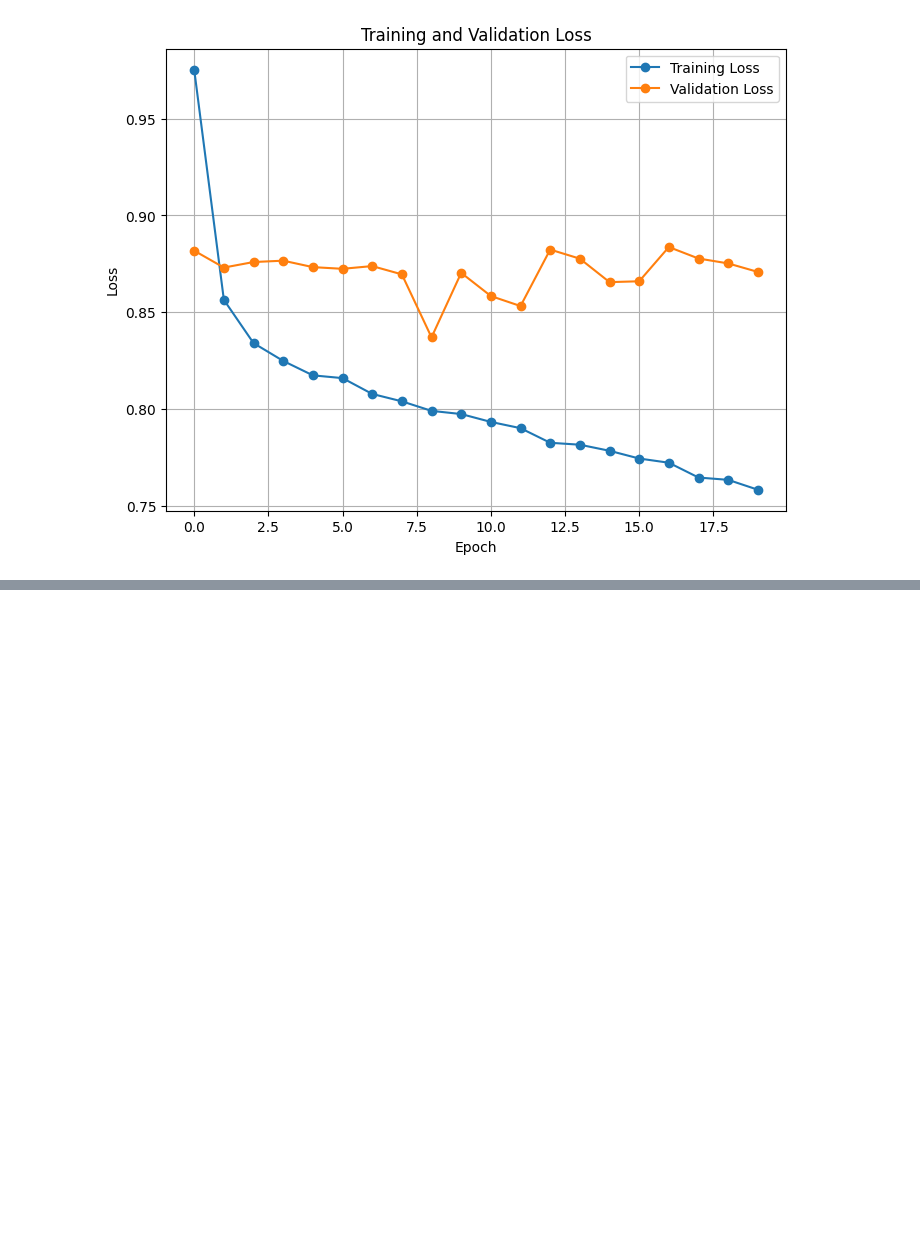
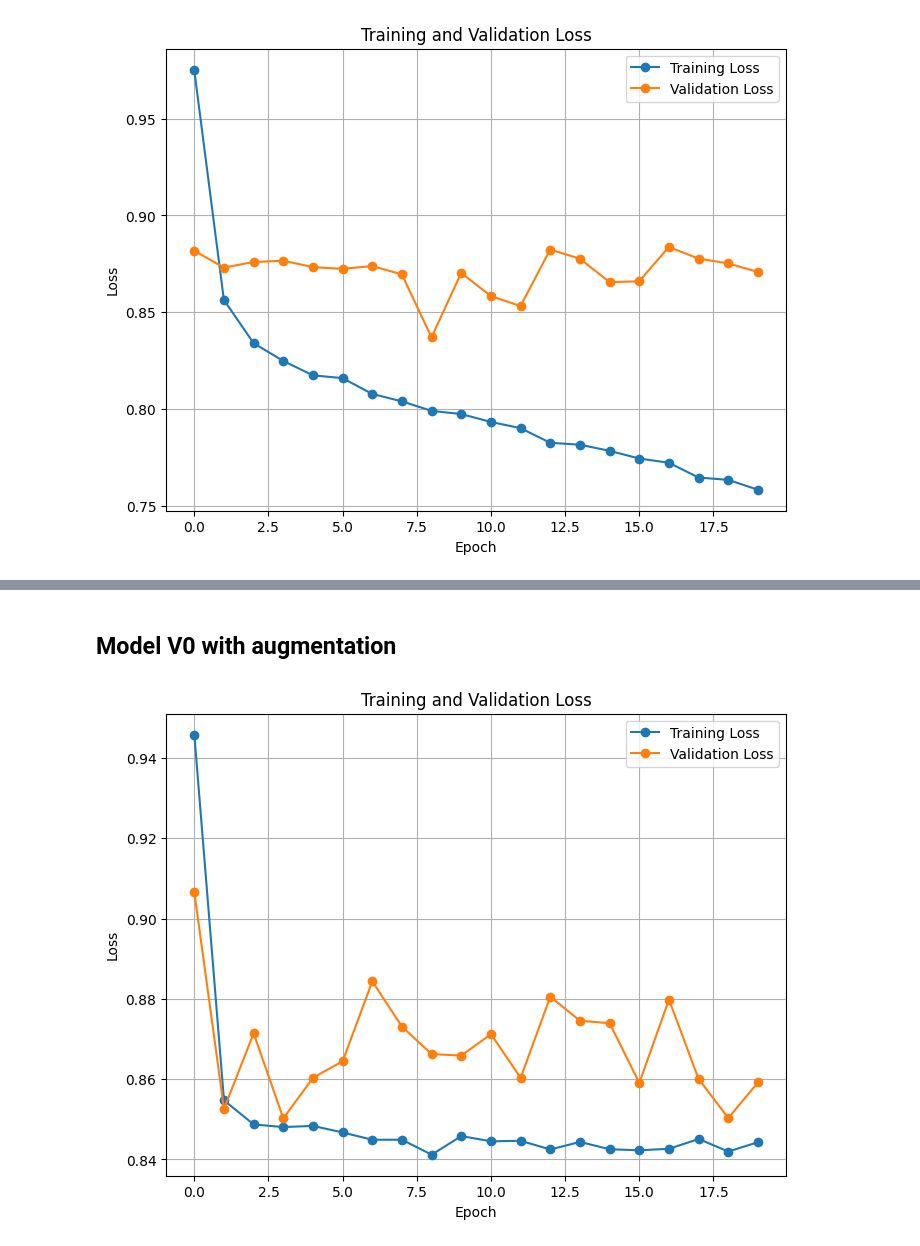
Before and after one commit to MattiaBarbiere/Deep_Learning_against_hate_speech, a Jupyter notebook: DL_vs_HateSpeech/loss.ipynb, the cells around one changed output, grey strips where cells are left out. Cells and saved outputs as stored; diff of their text form; code cells hidden in the pictures; blank space fills up the shorter version.

Commit message:
Results of model with augmentation

```diff
--- a/DL_vs_HateSpeech/loss.ipynb
+++ b/DL_vs_HateSpeech/loss.ipynb
@@ -55,0 +56,8 @@ True labels: ['not harmful']
+# %% [markdown]
+## Model V0 with augmentation
+# %%
+path = "./models/model_checkpoints/model_0_with_augmentation"
+# See the files in the path
+plot_losses_from_path(path)
+# %% [output]
+[figure, added]
```
Also changed, not shown: parts of 2 cells of this notebook.
